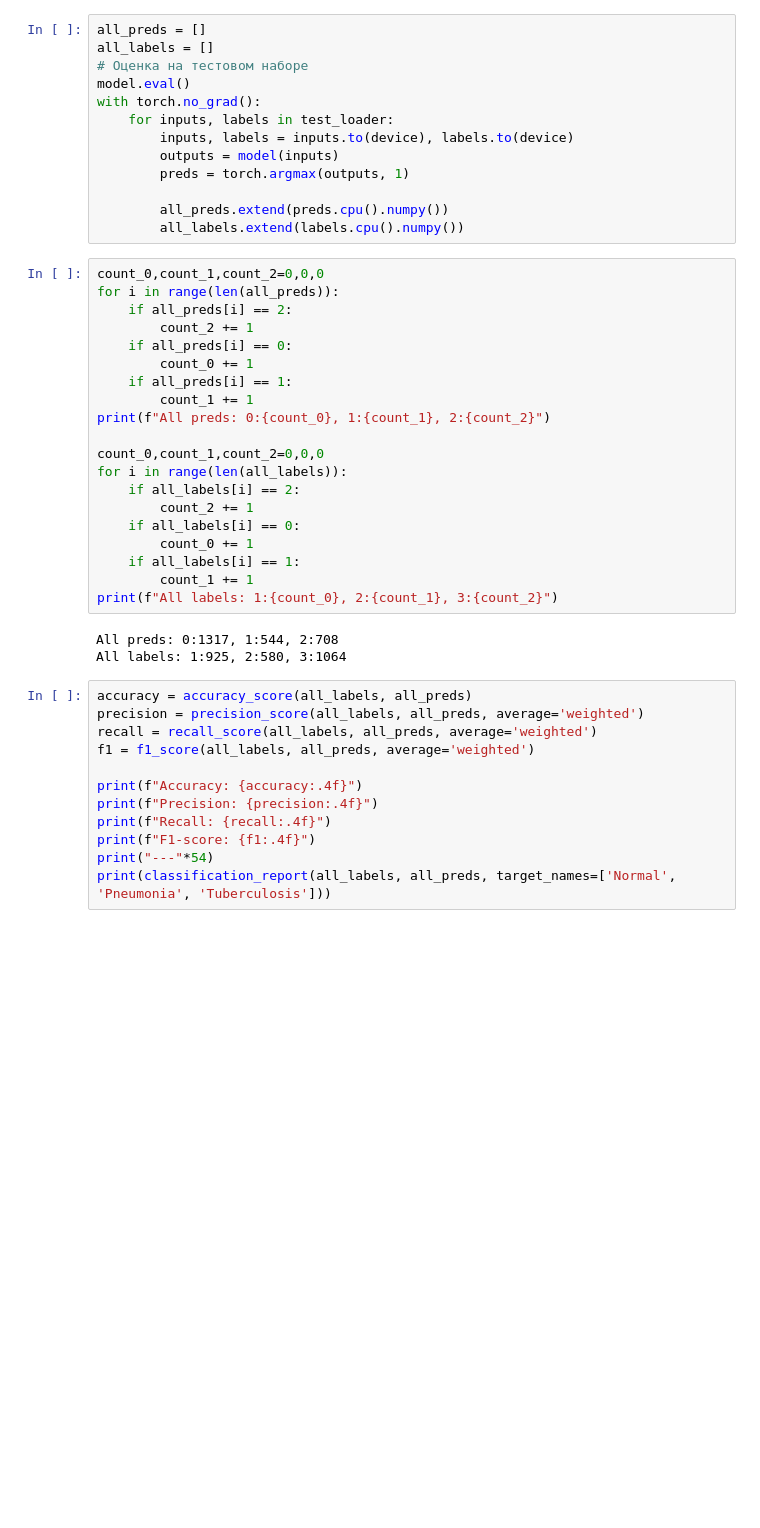
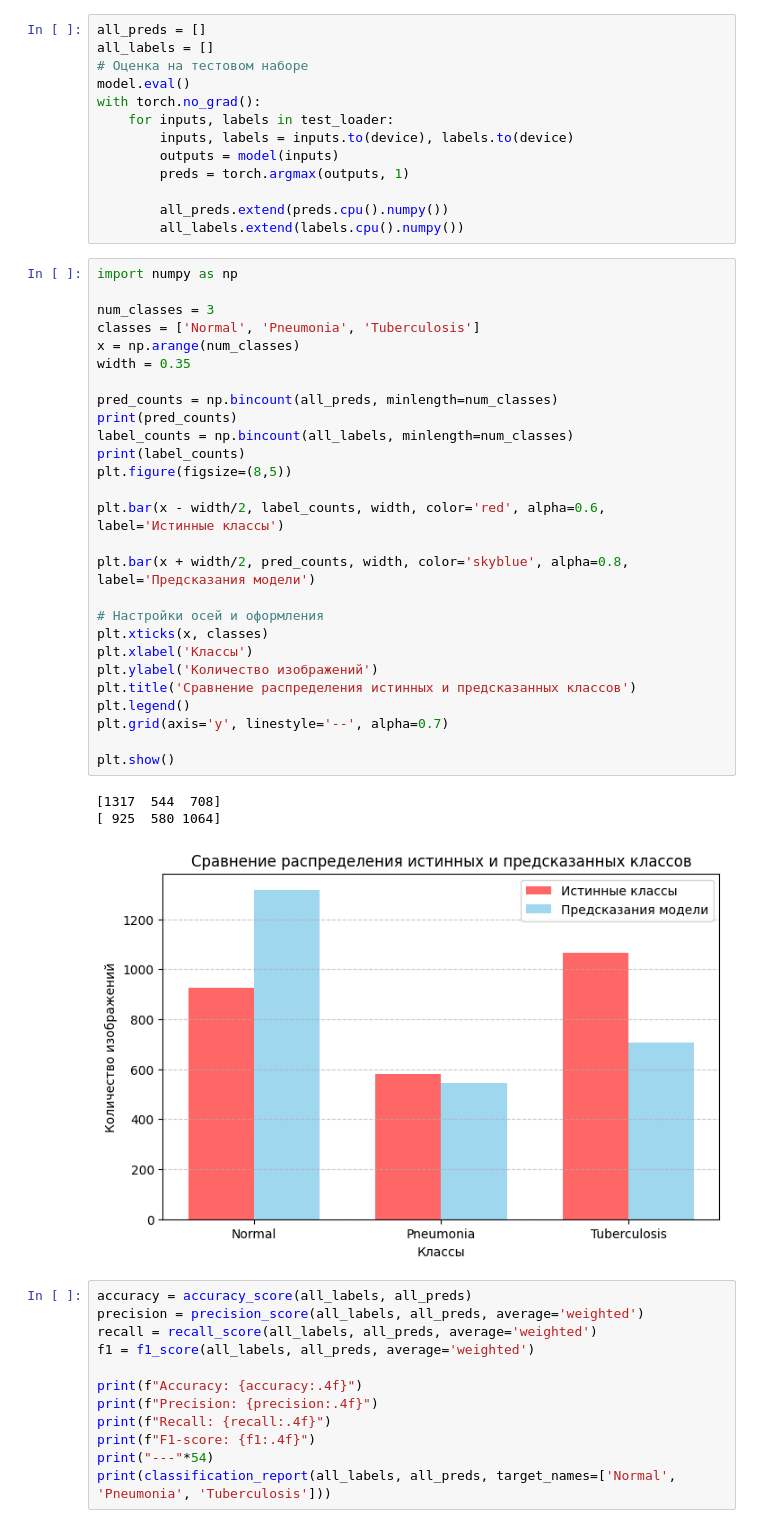
Before and after one commit to Nurlan3007/Classificationn-chest-x-ray, a Jupyter notebook: main.ipynb, the cells around one changed output. Saved outputs shown, nothing was run; the diff lists cells and outputs as text; blank space fills up the shorter version.

```diff
--- a/main.ipynb
+++ b/main.ipynb
@@ -404,28 +404,36 @@ with torch.no_grad():
         all_preds.extend(preds.cpu().numpy())
         all_labels.extend(labels.cpu().numpy())
 # %%
-count_0,count_1,count_2=0,0,0
-for i in range(len(all_preds)):
-    if all_preds[i] == 2:
-        count_2 += 1
-    if all_preds[i] == 0:
-        count_0 += 1
-    if all_preds[i] == 1:
-        count_1 += 1
-print(f"All preds: 0:{count_0}, 1:{count_1}, 2:{count_2}")
+import numpy as np
 
-count_0,count_1,count_2=0,0,0
-for i in range(len(all_labels)):
-    if all_labels[i] == 2:
-        count_2 += 1
-    if all_labels[i] == 0:
-        count_0 += 1
-    if all_labels[i] == 1:
-        count_1 += 1
-print(f"All labels: 1:{count_0}, 2:{count_1}, 3:{count_2}")
+num_classes = 3
+classes = ['Normal', 'Pneumonia', 'Tuberculosis']
+x = np.arange(num_classes)
+width = 0.35
+
+pred_counts = np.bincount(all_preds, minlength=num_classes)
+print(pred_counts)
+label_counts = np.bincount(all_labels, minlength=num_classes)
+print(label_counts)
+plt.figure(figsize=(8,5))
+
+plt.bar(x - width/2, label_counts, width, color='red', alpha=0.6, label='Истинные классы')
+
+plt.bar(x + width/2, pred_counts, width, color='skyblue', alpha=0.8, label='Предсказания модели')
+
+# Настройки осей и оформления
+plt.xticks(x, classes)
+plt.xlabel('Классы')
+plt.ylabel('Количество изображений')
+plt.title('Сравнение распределения истинных и предсказанных классов')
+plt.legend()
+plt.grid(axis='y', linestyle='--', alpha=0.7)
+
+plt.show()
 # %% [output]
-All preds: 0:1317, 1:544, 2:708
-All labels: 1:925, 2:580, 3:1064
+[1317  544  708]
+[ 925  580 1064]
+[figure, added]
 # %%
 accuracy = accuracy_score(all_labels, all_preds)
 precision = precision_score(all_labels, all_preds, average='weighted')
```
Also changed, not shown: parts of 2 cells of this notebook.
